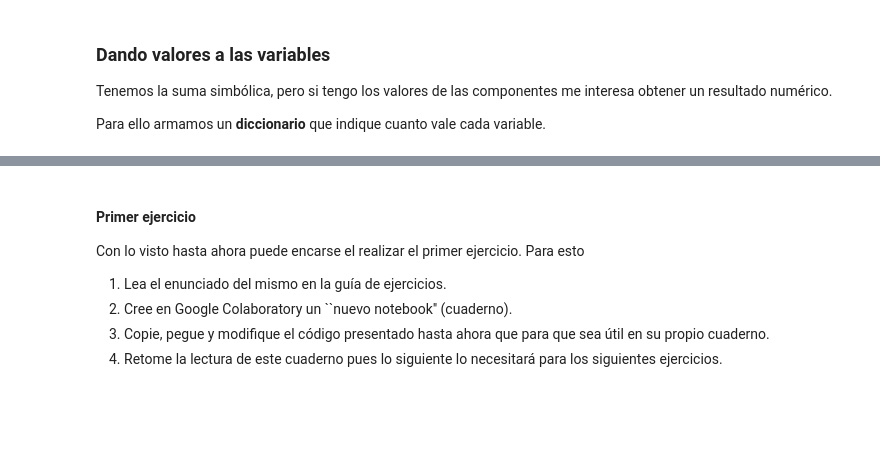
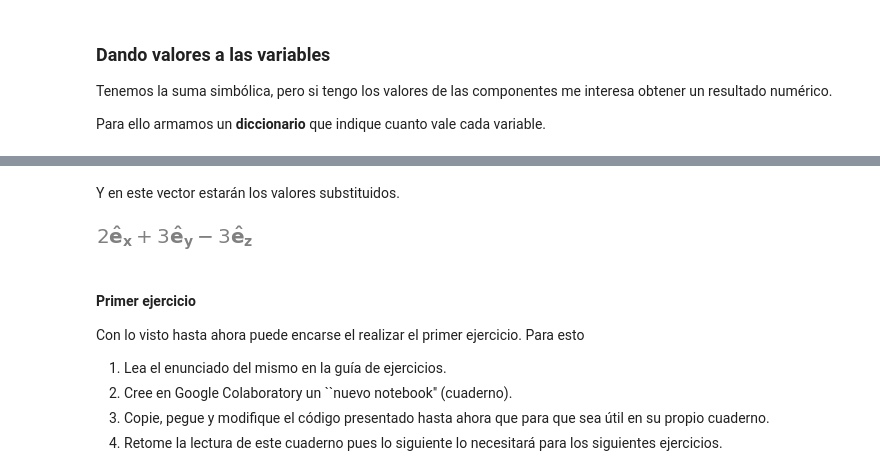
Before and after one commit to unlam/MecanicaAnaliticaComputacional, a Jupyter notebook: 01Vectorial/cinemáticaVectorial.ipynb, the cells around one changed output, grey strips where cells are left out. Cells and saved outputs as stored; diff of their text form; code cells hidden in the pictures; blank space fills up the shorter version.

```diff
--- a/01Vectorial/cinemáticaVectorial.ipynb
+++ b/01Vectorial/cinemáticaVectorial.ipynb
@@ -90,3 +105,11 @@ $\displaystyle - 2\mathbf{\hat{e}_x} - 5\mathbf{\hat{e}_y} + 12\mathbf{\hat{e}_z
+# %%
+c_valores = c.subs(valores) # esto substituye variables en vector c
+# %% [markdown]
+Y en este vector estarán los valores substituidos.
+# %%
+c_valores
+# %% [output]
+[figure, added]
 # %% [markdown]
 #### Primer ejercicio
 Con lo visto hasta ahora puede encarse el realizar el primer ejercicio.
```
Also changed, not shown: parts of 23 cells of this notebook.
